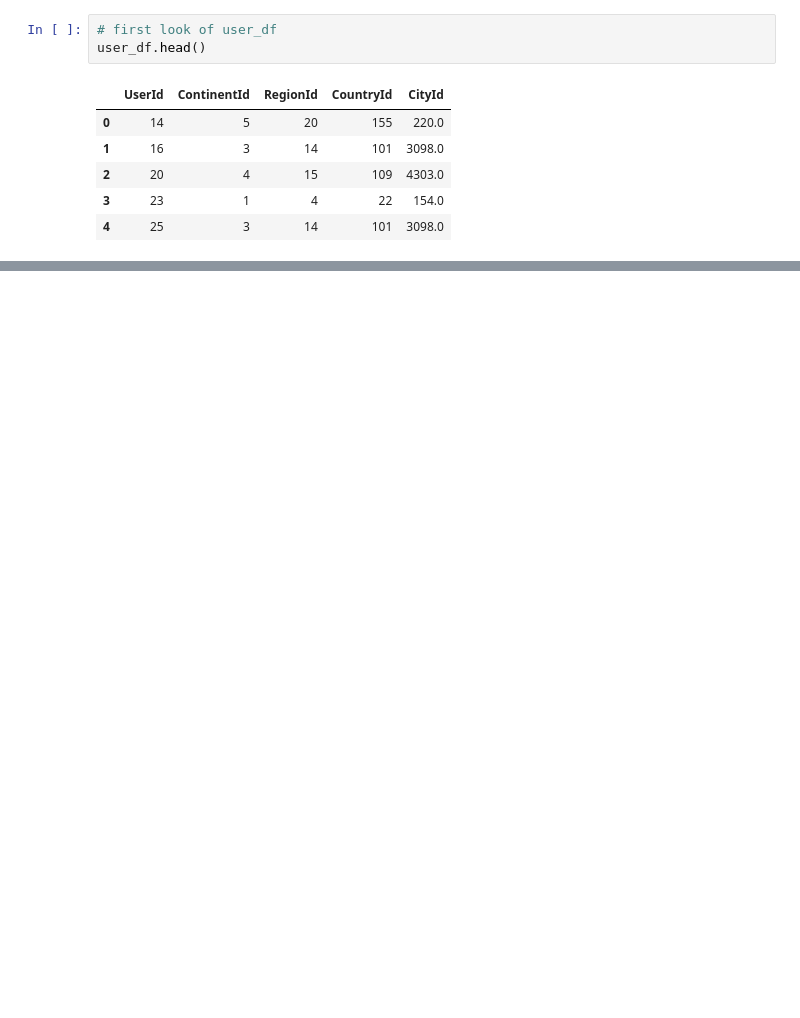
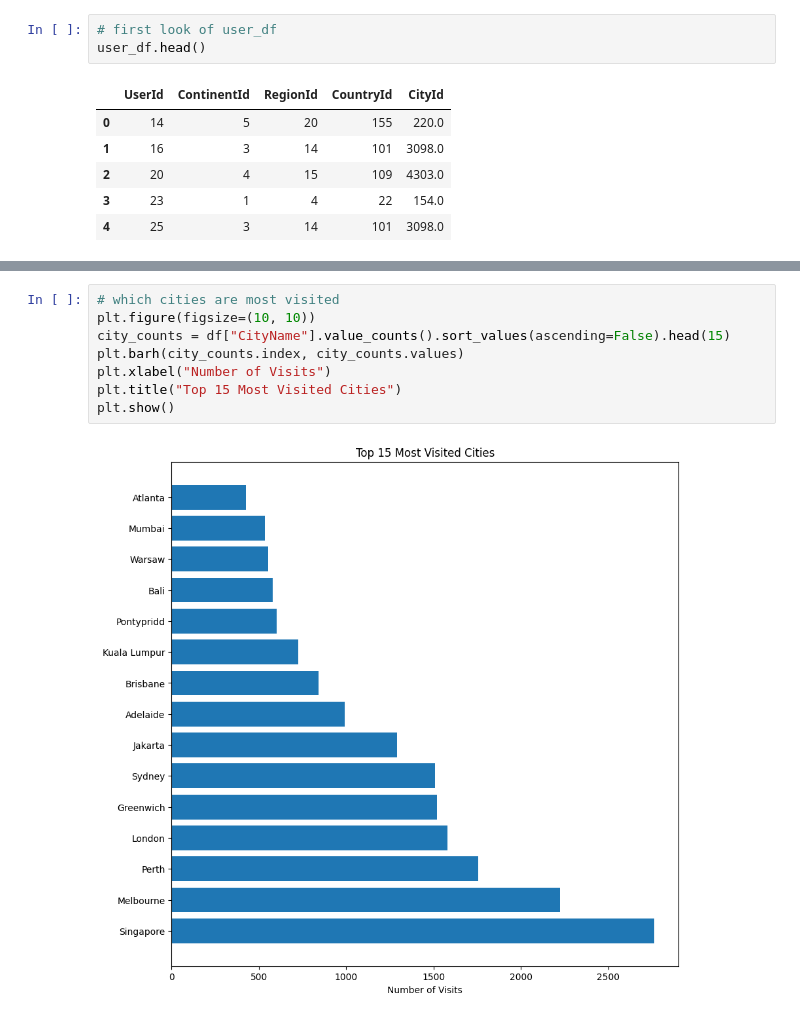
Before and after one commit to Rupeshyadv/Tourism-Experience-Analytics, a Jupyter notebook: notebooks/eda.ipynb, the cells around one changed output, grey strips where cells are left out. Saved outputs shown, nothing was run; the diff lists cells and outputs as text; blank space fills up the shorter version.

```diff
--- a/notebooks/eda.ipynb
+++ b/notebooks/eda.ipynb
@@ -120,0 +407,10 @@ user_df.head()
+# %%
+# which cities are most visited
+plt.figure(figsize=(10, 10))
+city_counts = df["CityName"].value_counts().sort_values(ascending=False).head(15)
+plt.barh(city_counts.index, city_counts.values)
+plt.xlabel("Number of Visits")
+plt.title("Top 15 Most Visited Cities")
+plt.show()
+# %% [output]
+[figure, added]
```
Also changed, not shown: parts of 43 cells of this notebook, 2 other files.
